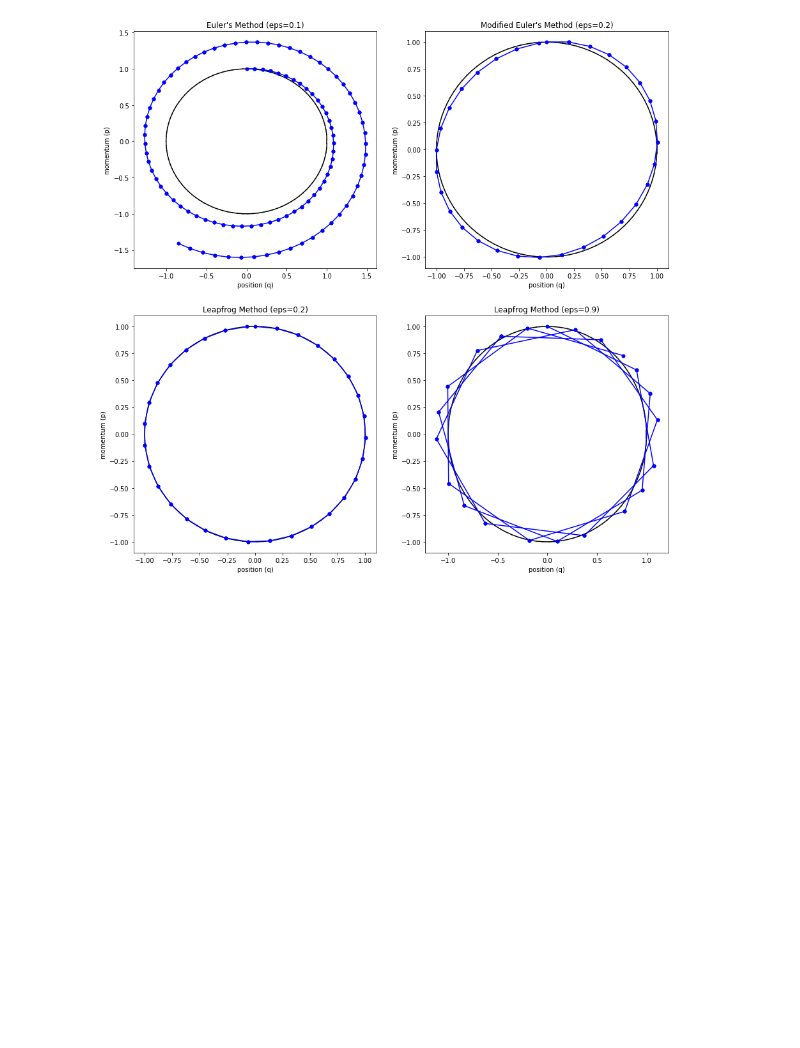
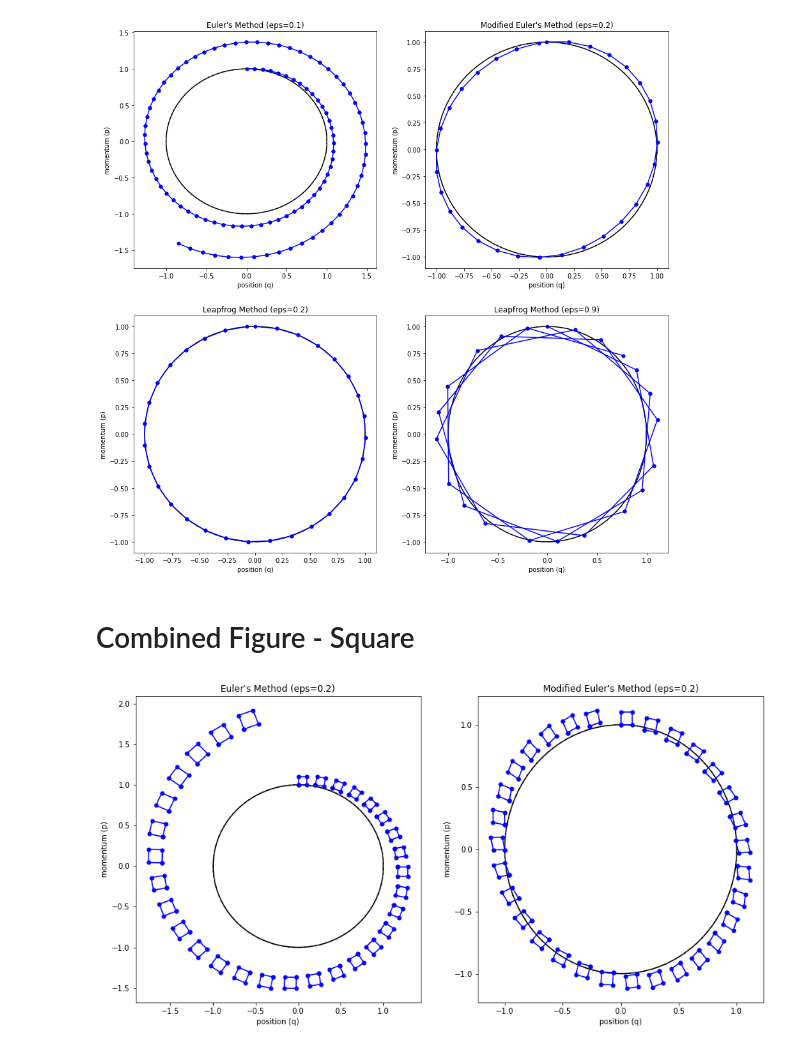
Before and after one commit to bjlkeng/sandbox, a Jupyter notebook: hmc/example4-leapfrog.ipynb, the cells around one changed output. Saved outputs shown, nothing was run; the diff lists cells and outputs as text; code cells hidden in the pictures; blank space fills up the shorter version.

```diff
--- a/hmc/example4-leapfrog.ipynb
+++ b/hmc/example4-leapfrog.ipynb
@@ -228,3 +253,68 @@ for i in range(0, steps, 1):
     x_prev, p_prev = x_next, p_next
 # %% [output]
 [figure]
+# %% [markdown]
+# Combined Figure - Square
+# %%
+fig, ((ax1, ax2)) = plt.subplots(1, 2, figsize=(15, 7.5))
+
+# subplot1
+ax1.set_title("Euler's Method (eps=0.2)")
+ax1.set_xlabel("position (q)")
+ax1.set_ylabel("momentum (p)")
+for i in range(0, len(t), 1):
+    ax1.plot(x[i:i+2], p[i:i+2], color='black', markersize=0)
+
+def draw_square(ax, x, p, **args):
+    assert len(x) == len(p) == 4
+    x = list(x) + [x[0]]
+    p = list(p) + [p[0]]
+    ax.plot(x, p, **args)
+
+def euler_update(x, p, eps):
+    assert len(x) == len(p) == 4
+    x_next = [0.]* 4
+    p_next = [0.]* 4
+    for i in range(4):
+        x_next[i] = x[i] + eps * p[i]
+        p_next[i] = p[i] - eps * x[i]
+    return x_next, p_next
+
+def mod_euler_update(x, p, eps):
+    assert len(x) == len(p) == 4
+    x_next = [0.]* 4
+    p_next = [0.]* 4
+    for i in range(4):
+        x_next[i] = x[i] + eps * p[i]
+        p_next[i] = p[i] - eps * x_next[i]
+    return x_next, p_next
+
+delta = 0.1
+eps = 0.2
+
+
+x_prev = np.array([0.0, 0.0, delta, delta]) + 0.0
+p_prev = np.array([0.0, delta, delta, 0.0]) + 1.0
+steps = int(2*np.pi / eps)
+
+for i in range(0, steps, 1):
+    draw_square(ax1, x_prev, p_prev, marker='o', color='blue', markersize=5)
+    x_next, p_next = euler_update(x_prev, p_prev, eps)
+    x_prev, p_prev = x_next, p_next
+
+# subplot2
+ax2.set_title("Modified Euler's Method (eps=0.2)")
+ax2.set_xlabel("position (q)")
+ax2.set_ylabel("momentum (p)")
+for i in range(0, len(t), 1):
+    ax2.plot(x[i:i+2], p[i:i+2], color='black', markersize=0)
+
+x_prev = np.array([0.0, 0.0, delta, delta]) + 0.0
+p_prev = np.array([0.0, delta, delta, 0.0]) + 1.0
+
+for i in range(0, steps, 1):
+    draw_square(ax2, x_prev, p_prev, marker='o', color='blue', markersize=5)
+    x_next, p_next = mod_euler_update(x_prev, p_prev, eps)
+    x_prev, p_prev = x_next, p_next
+# %% [output]
+[figure, added]
```
Also changed, not shown: parts of 1 cell of this notebook, 1 other file.
